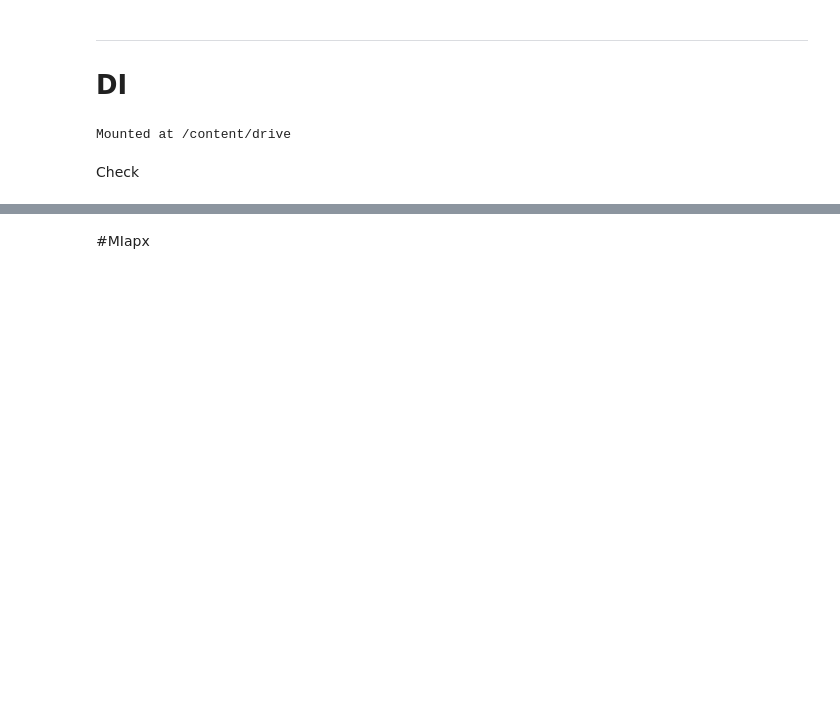
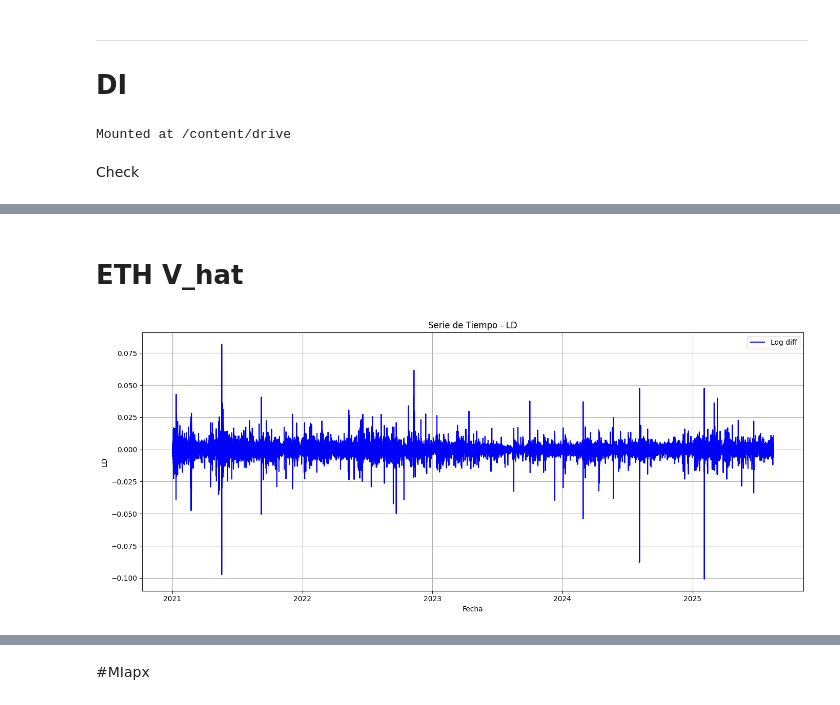
Before and after one commit to Miguithub/fourier, a Jupyter notebook: Fourier_ETH.ipynb, the cells around one changed output, grey strips where cells are left out. Saved outputs shown, nothing was run; the diff lists cells and outputs as text; code cells hidden in the pictures; blank space fills up the shorter version.

```diff
--- a/Fourier_ETH.ipynb
+++ b/Fourier_ETH.ipynb
@@ -103,10 +78,0 @@ Memoria después:101.95 MB
-# %%
-float64_cols = eth.select_dtypes(include=["float64"]).columns
-
-eth.rename(
-    columns={c: (c if c.startswith("eth_") else f"eth_{c}") for c in float64_cols},
-    inplace=True
-)
-dupes = eth.columns[eth.columns.duplicated()].tolist()
-if dupes:
-    print("Advertencia: columnas duplicadas tras renombrar:", dupes)
@@ -636,0 +146,6 @@ L* (min ventana estable, min): None
+# %%
+eth['dia'] = (((pd.to_datetime(eth['timestamp'], errors='coerce').dt.dayofweek + 1) % 7) + 1).astype('int32')
+eth['hora_str'] = eth['timestamp'].dt.strftime('%H:%M:%S')
+eth['hora_time'] = eth['timestamp'].dt.time
+eth['hour']   = eth['timestamp'].dt.hour
+eth['minute'] = eth['timestamp'].dt.minute
@@ -636,0 +214,20 @@ L* (min ventana estable, min): None
+# %%
+eth["close_ln_diff"] = eth["close_ln"].diff()
+# %% [markdown]
+# ETH V_hat
+# %%
+import numpy as np
+import pandas as pd
+import matplotlib.pyplot as plt
+
+plt.figure(figsize=(14, 6))
+plt.plot(eth["timestamp"], eth["close_ln_diff"], label="Log diff", color="blue")
+plt.title("Serie de Tiempo - LD")
+plt.xlabel("Fecha")
+plt.ylabel("LD")
+plt.grid(True)
+plt.legend()
+plt.tight_layout()
+plt.show()
+# %% [output]
+[figure, added]
```
Also changed, not shown: parts of 66 cells of this notebook.
